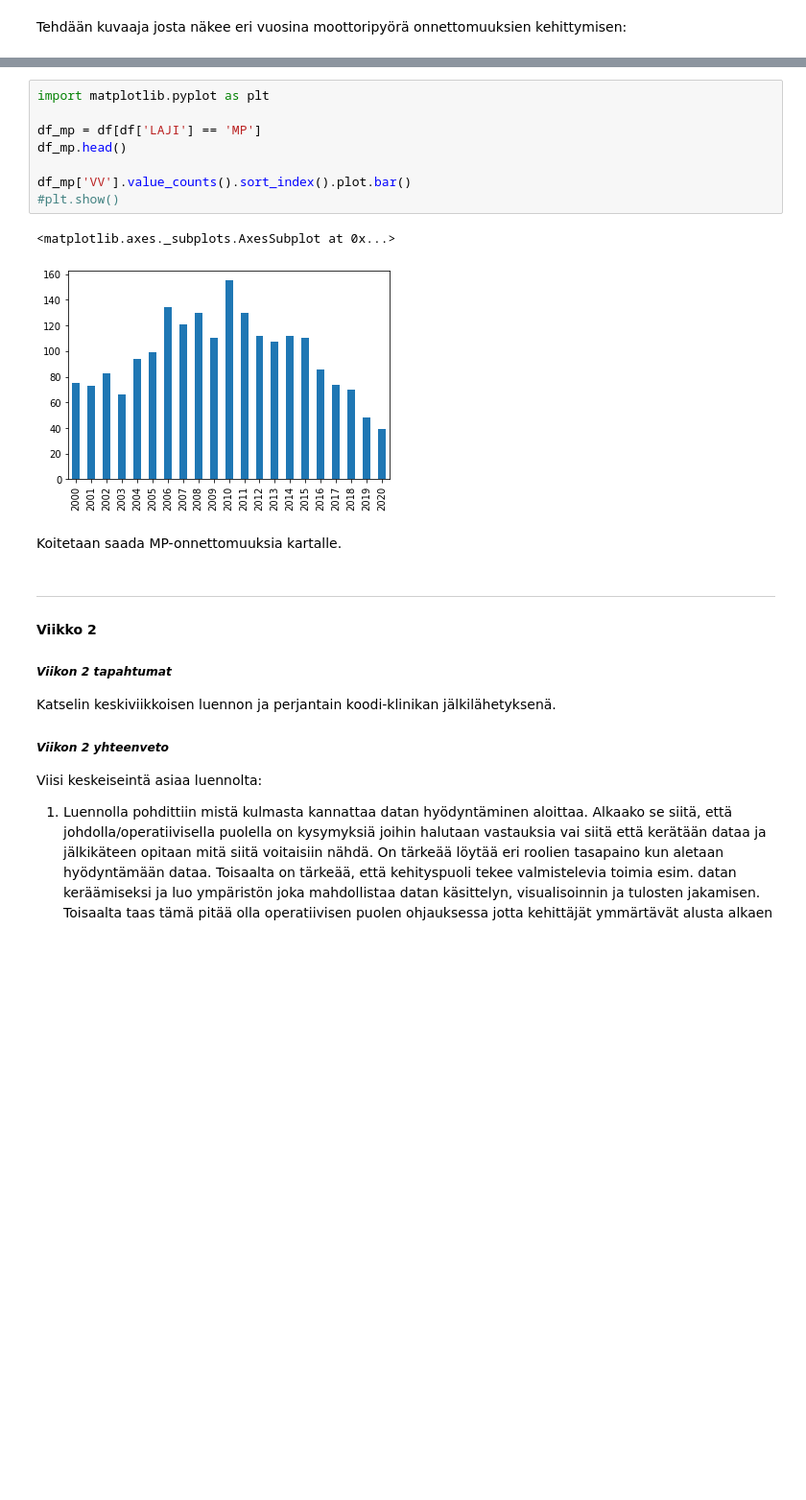
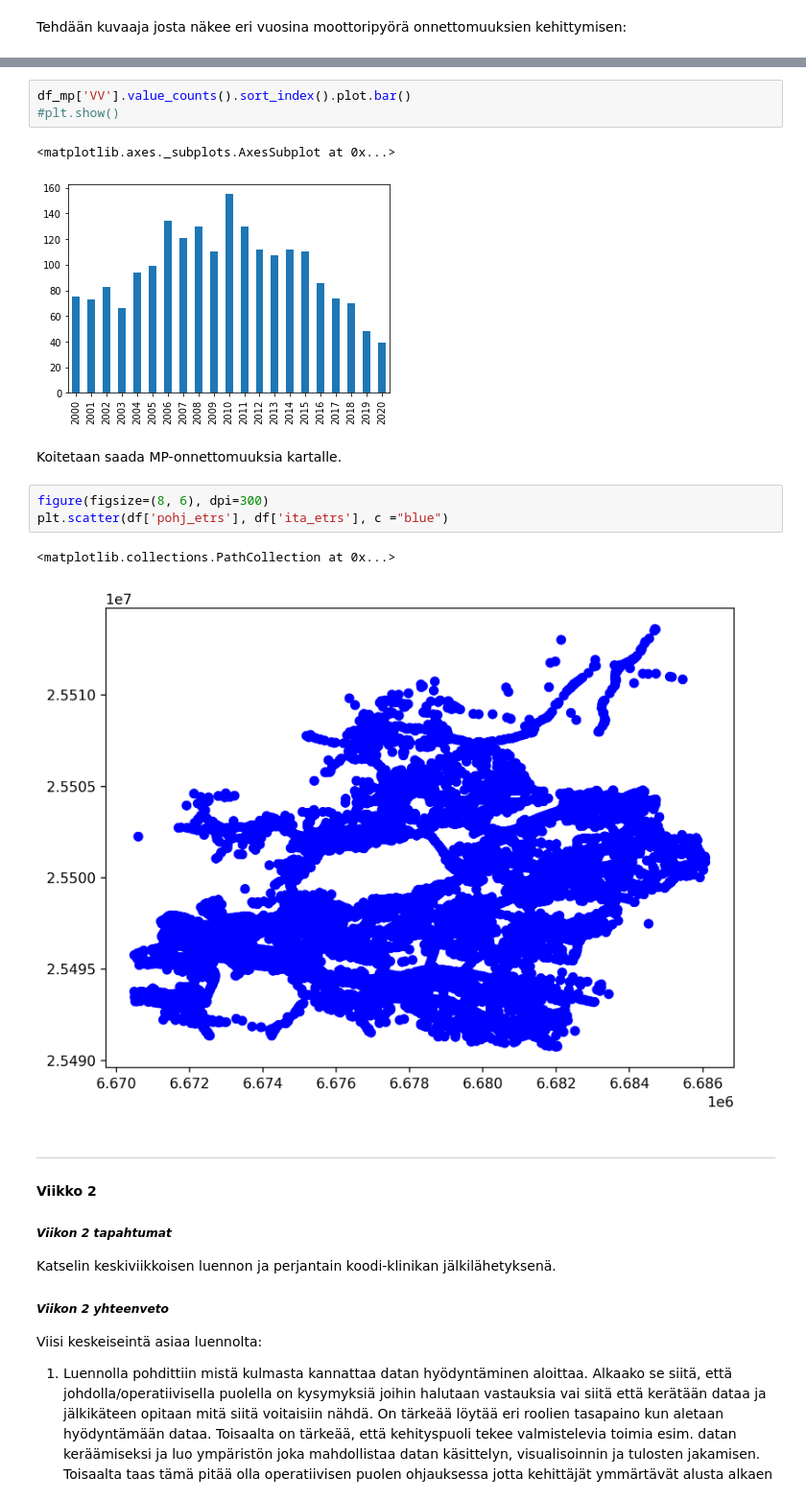
Before and after one commit to holezekki99/JODA2022, a Jupyter notebook: JODA2022_workbook.ipynb, the cells around one changed output, grey strips where cells are left out. Shown at 96% size. Cells and saved outputs as stored; diff of their text form; blank space fills up the shorter version.

```diff
--- a/JODA2022_workbook.ipynb
+++ b/JODA2022_workbook.ipynb
@@ -106,9 +121,4 @@ Tehdään kuvaaja josta näkee eri vuosina moottoripyörä onnettomuuksien kehit
 # %%
-import matplotlib.pyplot as plt
-
-df_mp = df[df['LAJI'] == 'MP']
-df_mp.head()
-
 df_mp['VV'].value_counts().sort_index().plot.bar()
 #plt.show()
 # %% [output]
@@ -116,6 +126,12 @@ df_mp['VV'].value_counts().sort_index().plot.bar()
 [figure]
 # %% [markdown]
 Koitetaan saada MP-onnettomuuksia kartalle.
+# %%
+figure(figsize=(8, 6), dpi=300)
+plt.scatter(df['pohj_etrs'], df['ita_etrs'], c ="blue")
+# %% [output]
+<matplotlib.collections.PathCollection at 0x...>
+[figure, added]
 # %% [markdown]
 ---
 #### **Viikko 2**
```
Also changed, not shown: parts of 3 cells of this notebook.
